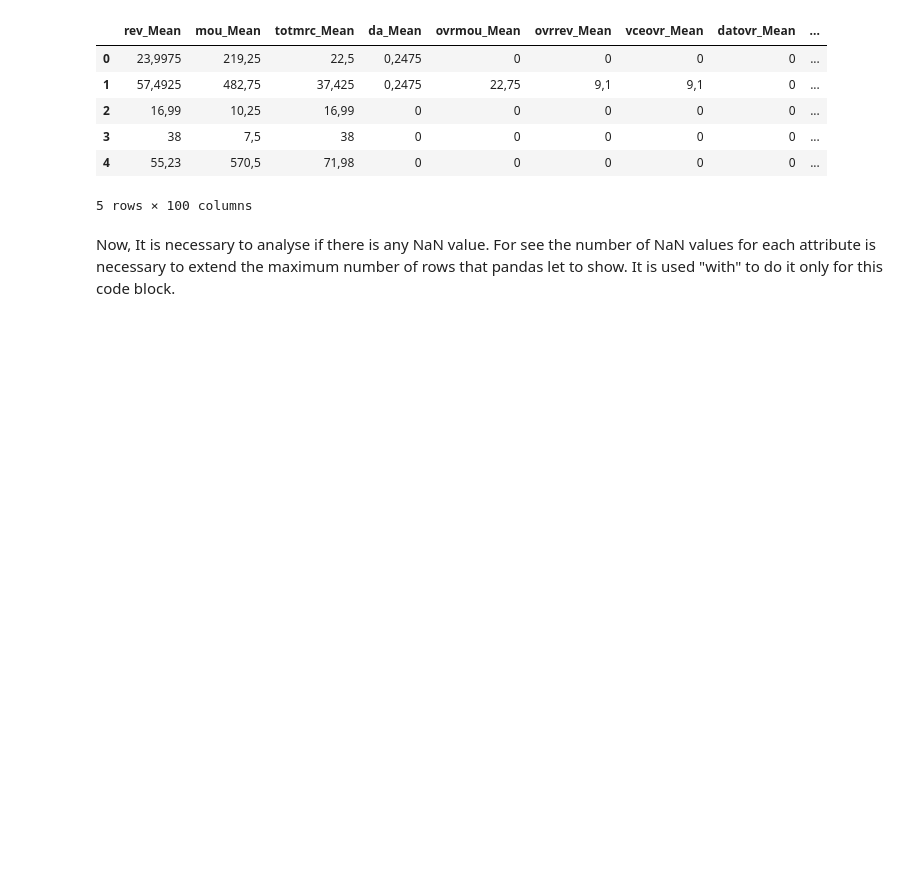
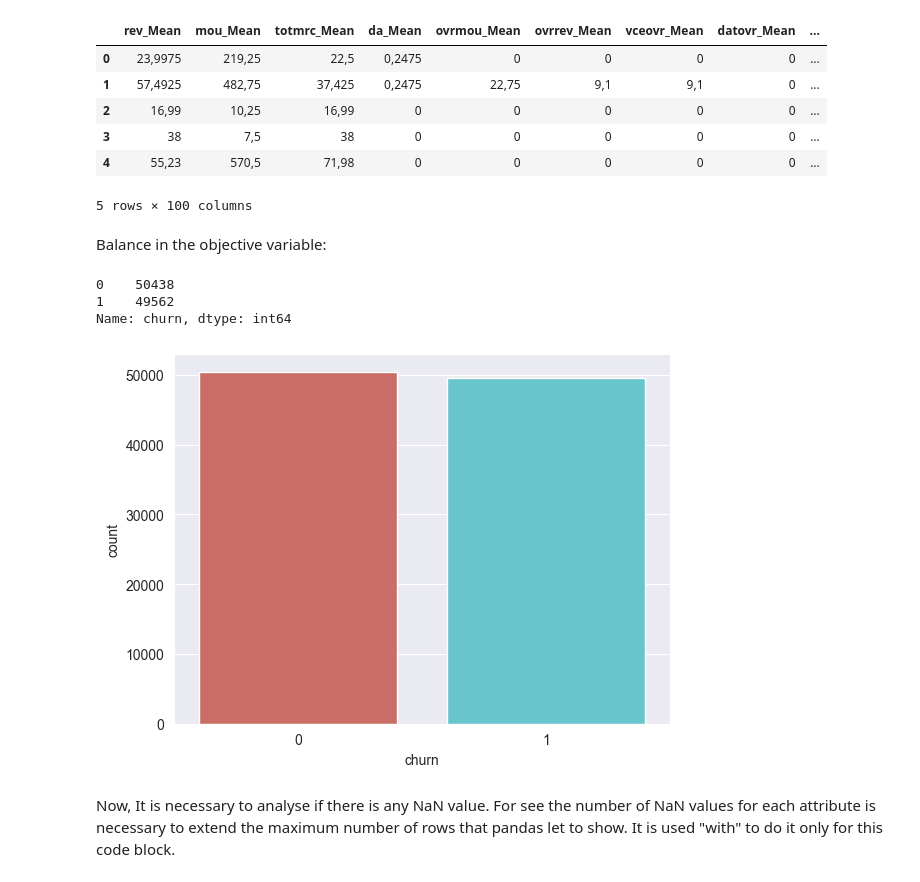
Before and after one commit to GerardGV/abandonPrediction, a Jupyter notebook: localML/main.ipynb, the cells around one changed output. Drawn from its saved outputs; the diff is of its cells as text; code cells hidden in the pictures; blank space fills up the shorter version.

```diff
--- a/localML/main.ipynb
+++ b/localML/main.ipynb
@@ -33,6 +37,19 @@ dataset.head()
 | 3 | 38 | 7,5 | 38 | 0 | 0 | 0 | 0 | 0 | ... |
 | 4 | 55,23 | 570,5 | 71,98 | 0 | 0 | 0 | 0 | 0 | ... |
 5 rows × 100 columns
+# %% [markdown]
+Balance in the objective variable:
+# %%
+dataset['churn'].value_counts()
+# %% [output]
+0    50438
+1    49562
+Name: churn, dtype: int64
+# %%
+sns.countplot(x='churn', data=dataset, palette='hls')
+plt.show()
+# %% [output]
+[figure, added]
 # %% [markdown]
 Now, It is necessary to analyse if there is any NaN value. For see the number of NaN values for each attribute is necessary to extend the maximum number of rows that pandas let to show. It is used "with" to do it only for this code block.
 # %%
```
Also changed, not shown: parts of 47 cells of this notebook.
